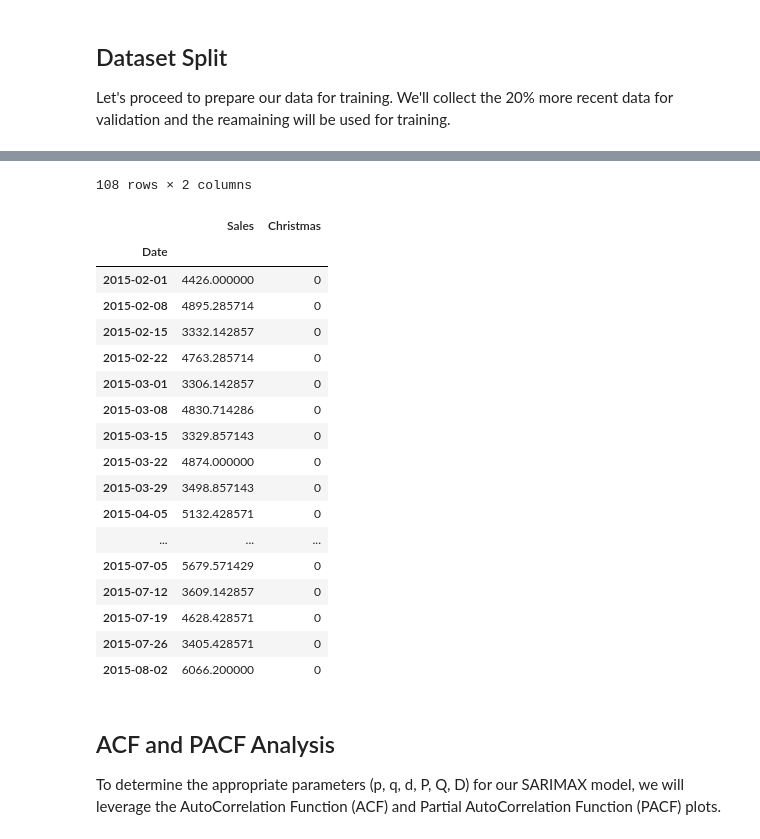
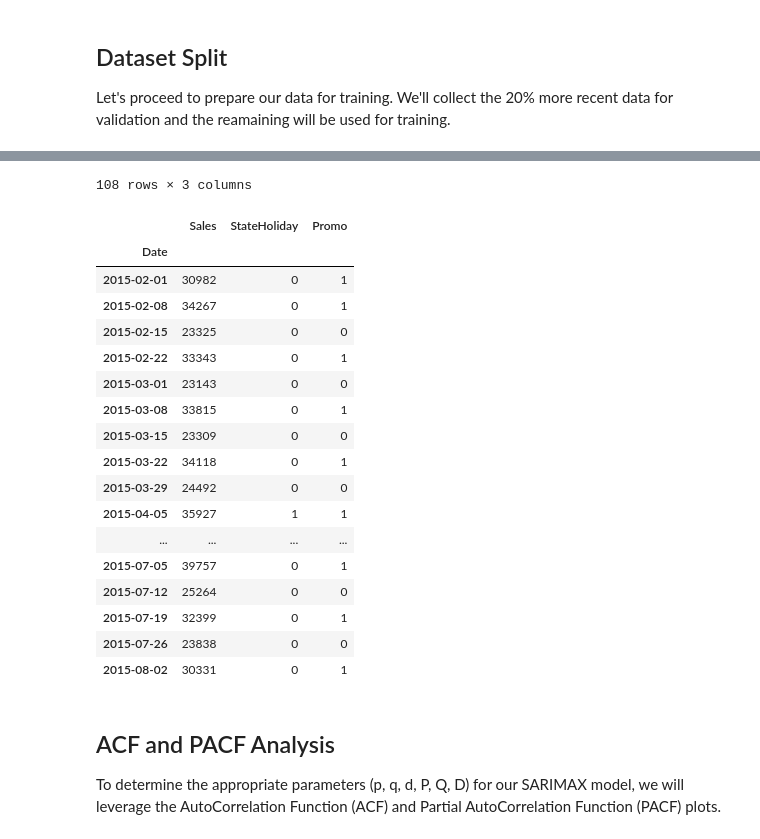
Before and after one commit to TheCamilovisk/RossmannSalesForecasting, a Jupyter notebook: ARIMA_model.ipynb, the cells around one changed output, grey strips where cells are left out. Cells and saved outputs as stored; diff of their text form; code cells hidden in the pictures.

```diff
--- a/ARIMA_model.ipynb
+++ b/ARIMA_model.ipynb
@@ -119,11 +119,10 @@ Each store may have distinct sales trends, seasonality, and responses to externa
 
 With that said, for this project, I have chosen to concentrate on the historical data of **store 2** (a type **a** store) only. Also, in a attempt to aleviate irregularities, I've resampled the daily data into weekly total. Resampling to weekly totals provides a consolidated view, facilitating the capture of broader trends and seasonality.
 # %%
-sample_store_data = (
-    stores_sales_df[stores_sales_df["Store"] == 2]
-)[["Sales"]].resample("W").mean()
+sample_store_data = stores_sales_df[stores_sales_df["Store"] == 2]
 
-sample_store_data
+weekly_features = sample_store_data[["Sales"]].resample("W").sum()
+weekly_features
 # %% [output]
 |  | Sales |
 | Date |  |
@@ -141,7 +140 @@ sample_store_data
 135 rows × 1 columns
-# %%
-sample_store_data["Christmas"] = (
-    stores_sales_df[stores_sales_df["Store"] == 2]["StateHoliday"] == "c"
-).resample("W").max().astype("int")
-
-sample_store_data
@@ -162,0 +141,15 @@ sample_store_data
+# %%
+weekly_features["StateHoliday"] = (
+    sample_store_data["StateHoliday"]
+        .map({"0": 0, "a": 1, "b": 1, "c": 1})
+        .resample("W")
+        .max()
+)
+
+weekly_features["Promo"] = (
+    sample_store_data["Promo"]
+        .resample("W")
+        .max()
+)
+
+weekly_features
@@ -380,11 +388,11 @@ This extension enhances forecasting capabilities, allowing for a more comprehens
 
 Let's proceed to prepare our data for training. We'll collect the 20% more recent data for validation and the reamaining will be used for training.
 # %%
-data_len = len(sample_store_data.index)
+data_len = len(weekly_features.index)
 test_len = int(data_len * 0.2)
 
-train_df = sample_store_data.iloc[:-test_len]
-test_df = sample_store_data.iloc[-test_len:]
+train_df = weekly_features.iloc[:-test_len]
+test_df = weekly_features.iloc[-test_len:]
 
 display(train_df)
 display(test_df)
@@ -405,22 +413,22 @@ display(test_df)
-108 rows × 2 columns
+108 rows × 3 columns
-|  | Sales | Christmas |
-| Date |  |  |
-| 2015-02-01 | 4426.000000 | 0 |
-| 2015-02-08 | 4895.285714 | 0 |
-| 2015-02-15 | 3332.142857 | 0 |
-| 2015-02-22 | 4763.285714 | 0 |
-| 2015-03-01 | 3306.142857 | 0 |
-| 2015-03-08 | 4830.714286 | 0 |
-| 2015-03-15 | 3329.857143 | 0 |
-| 2015-03-22 | 4874.000000 | 0 |
-| 2015-03-29 | 3498.857143 | 0 |
-| 2015-04-05 | 5132.428571 | 0 |
-| ... | ... | ... |
-| 2015-07-05 | 5679.571429 | 0 |
-| 2015-07-12 | 3609.142857 | 0 |
-| 2015-07-19 | 4628.428571 | 0 |
-| 2015-07-26 | 3405.428571 | 0 |
-| 2015-08-02 | 6066.200000 | 0 |
+|  | Sales | StateHoliday | Promo |
+| Date |  |  |  |
+| 2015-02-01 | 30982 | 0 | 1 |
+| 2015-02-08 | 34267 | 0 | 1 |
+| 2015-02-15 | 23325 | 0 | 0 |
+| 2015-02-22 | 33343 | 0 | 1 |
+| 2015-03-01 | 23143 | 0 | 0 |
+| 2015-03-08 | 33815 | 0 | 1 |
+| 2015-03-15 | 23309 | 0 | 0 |
+| 2015-03-22 | 34118 | 0 | 1 |
+| 2015-03-29 | 24492 | 0 | 0 |
+| 2015-04-05 | 35927 | 1 | 1 |
+| ... | ... | ... | ... |
+| 2015-07-05 | 39757 | 0 | 1 |
+| 2015-07-12 | 25264 | 0 | 0 |
+| 2015-07-19 | 32399 | 0 | 1 |
+| 2015-07-26 | 23838 | 0 | 0 |
+| 2015-08-02 | 30331 | 0 | 1 |
 # %% [markdown]
 ## ACF and PACF Analysis
 
```
Also changed, not shown: parts of 11 cells of this notebook.
